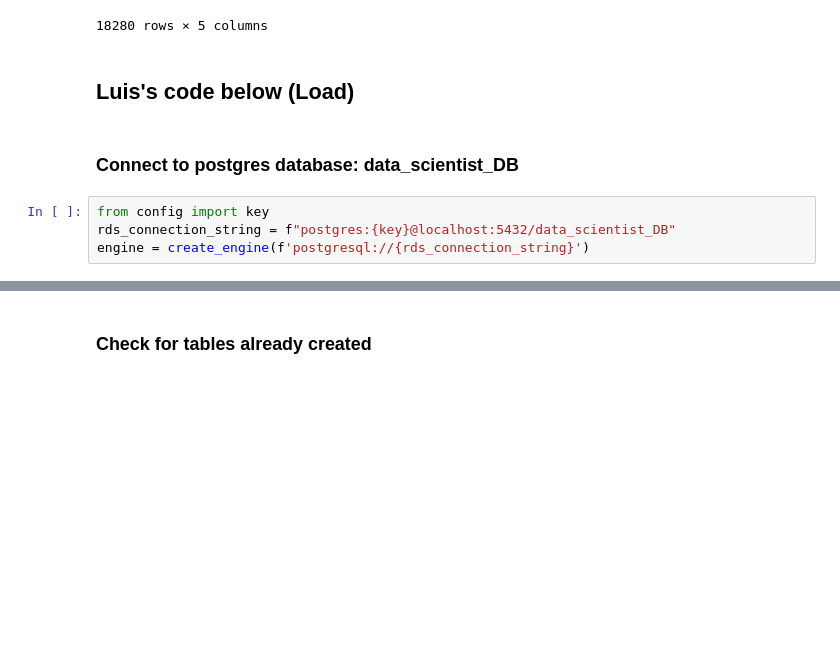
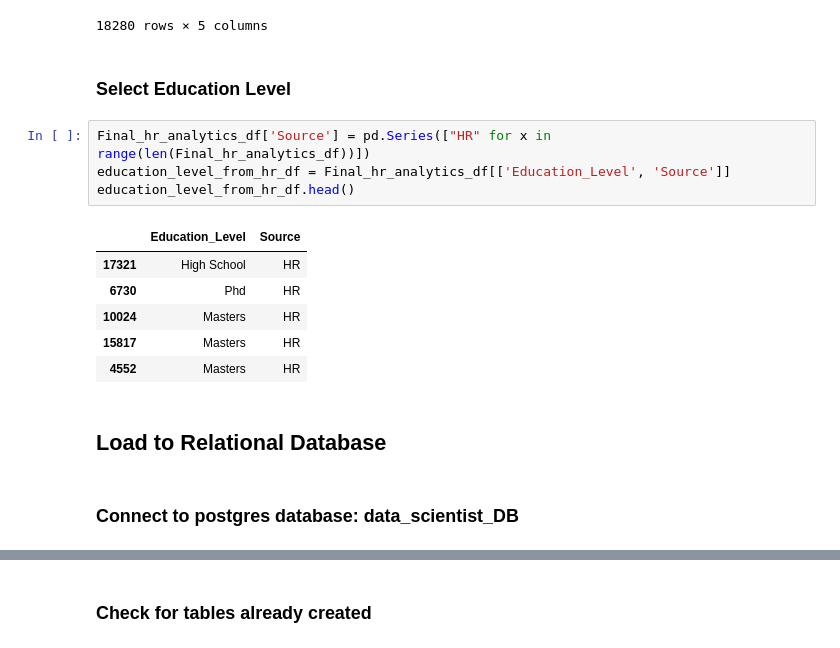
Before and after one commit to jwhite1987/Data-Scientists-and-HR-Analytics, a Jupyter notebook: etl_project.ipynb, the cells around one changed output, grey strips where cells are left out. Saved outputs shown, nothing was run; the diff lists cells and outputs as text; blank space fills up the shorter version.

```diff
--- a/etl_project.ipynb
+++ b/etl_project.ipynb
@@ -264,11 +277,20 @@ Final_hr_analytics_df
 | 4756 | 33379 | Graduate | 18 | 2 | No |
 | 1663 | 33380 | Graduate | 14 | 2 | No |
 18280 rows × 5 columns
-# %% [markdown]
-## Luis's code below (Load)
+# %% [markdown]
+### Select Education Level
+# %%
+Final_hr_analytics_df['Source'] = pd.Series(["HR" for x in range(len(Final_hr_analytics_df))])
+education_level_from_hr_df = Final_hr_analytics_df[['Education_Level', 'Source']]
+education_level_from_hr_df.head()
+# %% [output]
+|  | Education_Level | Source |
+| 17321 | High School | HR |
+| 6730 | Phd | HR |
+| 10024 | Masters | HR |
+| 15817 | Masters | HR |
+| 4552 | Masters | HR |
+# %% [markdown]
+## Load to Relational Database
 # %% [markdown]
 ### Connect to postgres database: data_scientist_DB
-# %%
-from config import key
-rds_connection_string = f"postgres:{key}@localhost:5432/data_scientist_DB"
-engine = create_engine(f'postgresql://{rds_connection_string}')
```
Also changed, not shown: parts of 11 cells of this notebook, 5 other files.
